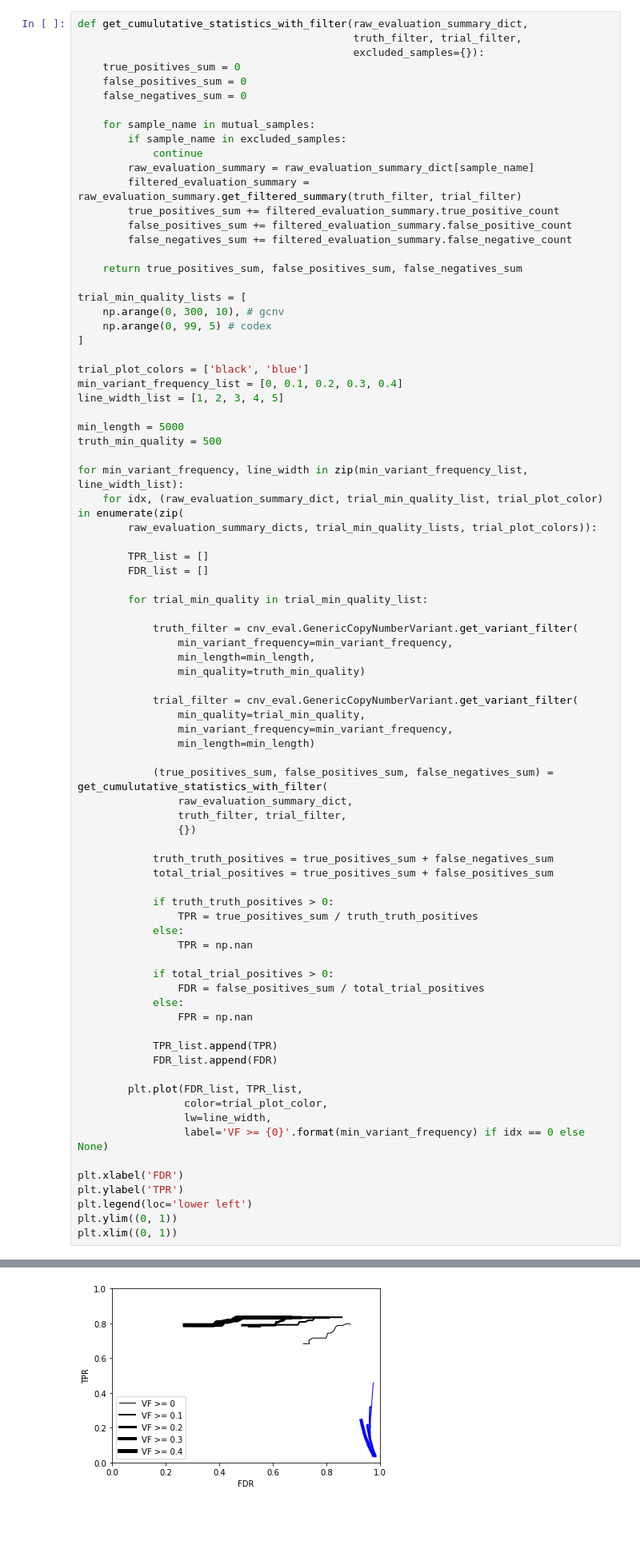
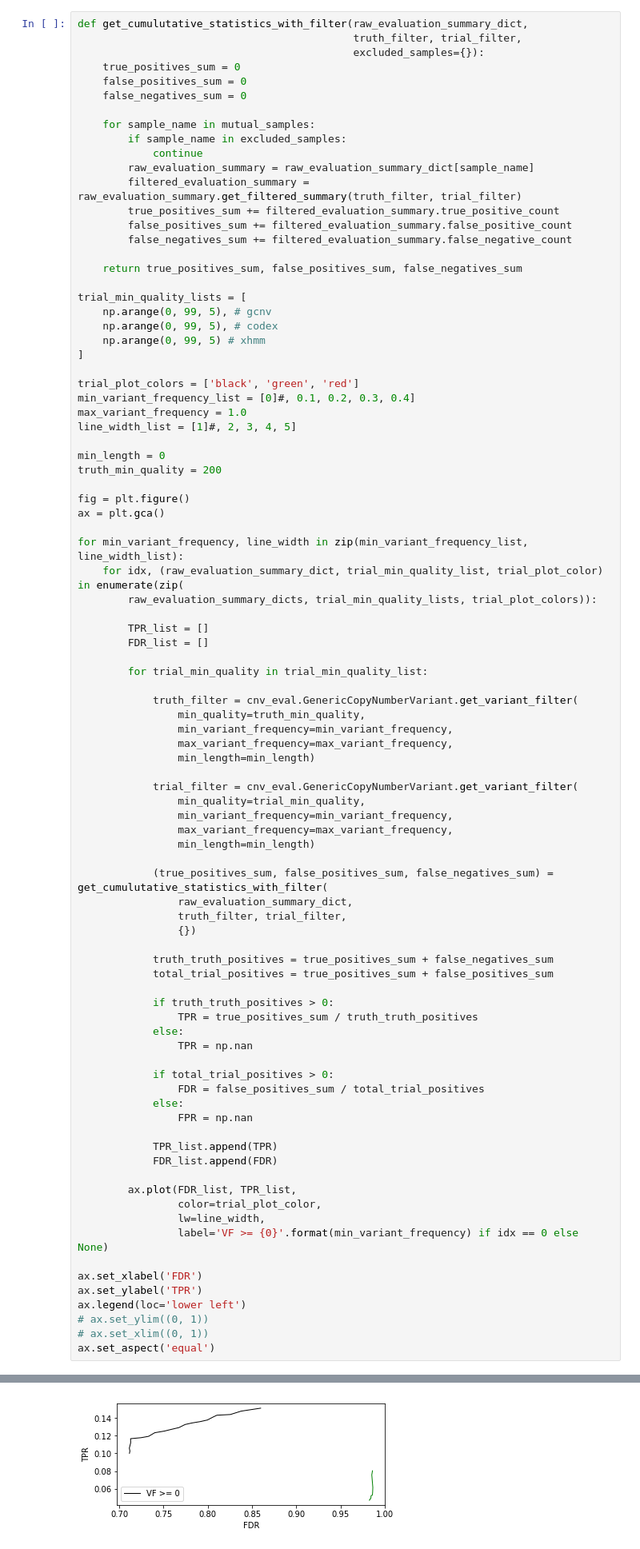
Before and after one commit to broadinstitute/gatk-evaluation, a Jupyter notebook: CNV/gCNV/evaluation_suite/notebooks/make_roc_curve.ipynb, the cells around one changed output, grey strips where cells are left out. Shown at 80% size. Saved outputs shown, nothing was run; the diff lists cells and outputs as text; blank space fills up the shorter version.

```diff
--- a/CNV/gCNV/evaluation_suite/notebooks/make_roc_curve.ipynb
+++ b/CNV/gCNV/evaluation_suite/notebooks/make_roc_curve.ipynb
@@ -92,16 +161,21 @@ def get_cumulutative_statistics_with_filter(raw_evaluation_summary_dict,
     return true_positives_sum, false_positives_sum, false_negatives_sum
 
 trial_min_quality_lists = [
-    np.arange(0, 300, 10), # gcnv
-    np.arange(0, 99, 5) # codex
+    np.arange(0, 99, 5), # gcnv
+    np.arange(0, 99, 5), # codex
+    np.arange(0, 99, 5) # xhmm
 ]
 
-trial_plot_colors = ['black', 'blue']
-min_variant_frequency_list = [0, 0.1, 0.2, 0.3, 0.4]
-line_width_list = [1, 2, 3, 4, 5]
+trial_plot_colors = ['black', 'green', 'red']
+min_variant_frequency_list = [0]#, 0.1, 0.2, 0.3, 0.4]
+max_variant_frequency = 1.0
+line_width_list = [1]#, 2, 3, 4, 5]
 
-min_length = 5000
-truth_min_quality = 500
+min_length = 0
+truth_min_quality = 200
+
+fig = plt.figure()
+ax = plt.gca()
 
 for min_variant_frequency, line_width in zip(min_variant_frequency_list, line_width_list):
     for idx, (raw_evaluation_summary_dict, trial_min_quality_list, trial_plot_color) in enumerate(zip(
@@ -113,13 +187,15 @@ for min_variant_frequency, line_width in zip(min_variant_frequency_list, line_wi
         for trial_min_quality in trial_min_quality_list:
 
             truth_filter = cnv_eval.GenericCopyNumberVariant.get_variant_filter(
+                min_quality=truth_min_quality,
                 min_variant_frequency=min_variant_frequency,
-                min_length=min_length,
-                min_quality=truth_min_quality)
+                max_variant_frequency=max_variant_frequency,
+                min_length=min_length)
 
             trial_filter = cnv_eval.GenericCopyNumberVariant.get_variant_filter(
                 min_quality=trial_min_quality,
                 min_variant_frequency=min_variant_frequency,
+                max_variant_frequency=max_variant_frequency,
                 min_length=min_length)
 
             (true_positives_sum, false_positives_sum, false_negatives_sum) = get_cumulutative_statistics_with_filter(
@@ -143,14 +219,15 @@ for min_variant_frequency, line_width in zip(min_variant_frequency_list, line_wi
             TPR_list.append(TPR)
             FDR_list.append(FDR)
 
-        plt.plot(FDR_list, TPR_list,
-                 color=trial_plot_color,
-                 lw=line_width,
-                 label='VF >= {0}'.format(min_variant_frequency) if idx == 0 else None)
+        ax.plot(FDR_list, TPR_list,
+                color=trial_plot_color,
+                lw=line_width,
+                label='VF >= {0}'.format(min_variant_frequency) if idx == 0 else None)
 
-plt.xlabel('FDR')
-plt.ylabel('TPR')
-plt.legend(loc='lower left')
-plt.ylim((0, 1))
-plt.xlim((0, 1))
+ax.set_xlabel('FDR')
+ax.set_ylabel('TPR')
+ax.legend(loc='lower left')
+# ax.set_ylim((0, 1))
+# ax.set_xlim((0, 1))
+ax.set_aspect('equal')
 # %% [output]
@@ -158,4 +234,4 @@ plt.xlim((0, 1))
-[figure, old version]
+[figure, new version]
 # %%
 def plot_evaluation_summary_dict(evaluation_summary_dict):
     sample_true_positive_list = []
```
Also changed, not shown: parts of 14 cells of this notebook, 4 other files.
